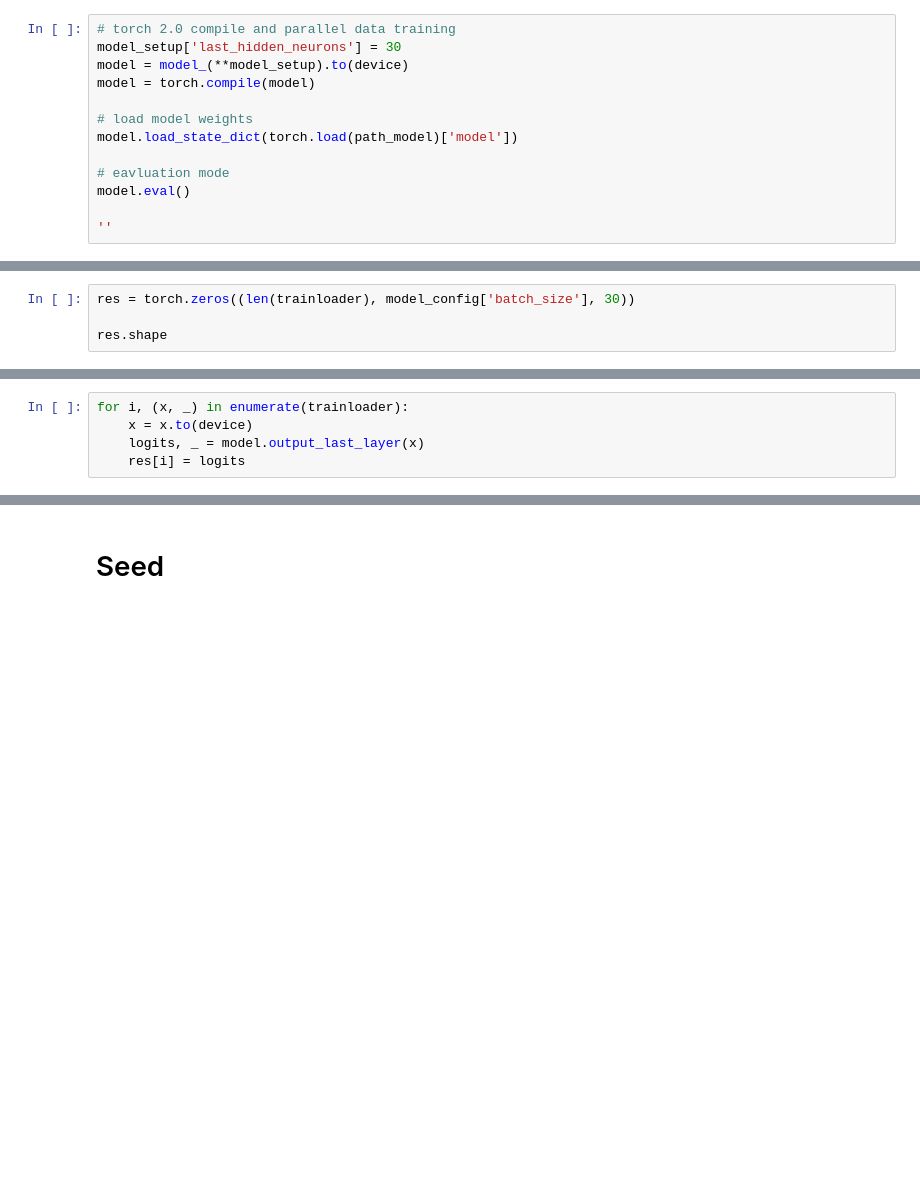
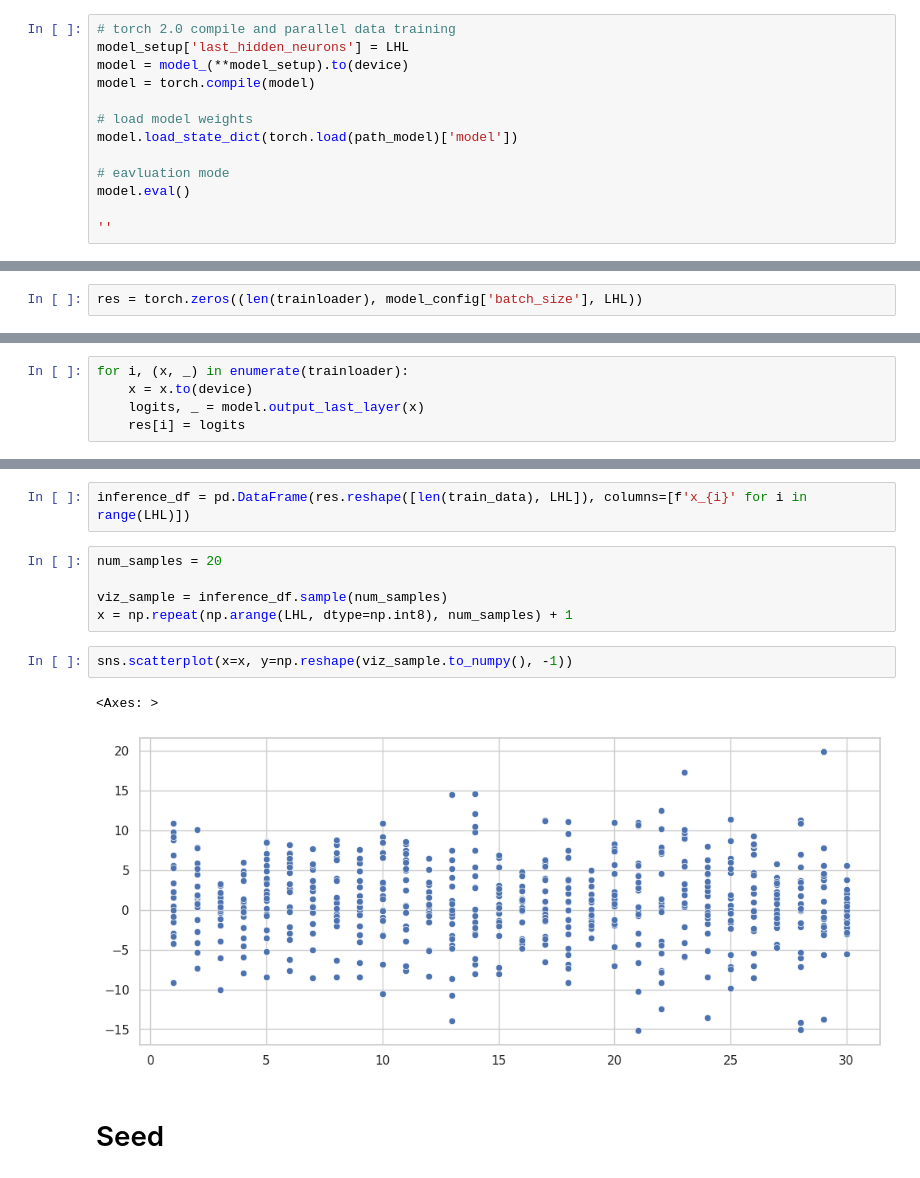
Before and after one commit to ahmadhatahet/runtime-monitoring, a Jupyter notebook: experiments/test-other-dataset.ipynb, the cells around one changed output, grey strips where cells are left out. Cells and saved outputs as stored; diff of their text form; blank space fills up the shorter version.

Commit message:
finish inference

```diff
--- a/experiments/test-other-dataset.ipynb
+++ b/experiments/test-other-dataset.ipynb
@@ -124,7 +125,7 @@ show_images_loader(trainloader, feature_names=feature_names)
 [figure]
 # %%
 # torch 2.0 compile and parallel data training
-model_setup['last_hidden_neurons'] = 30
+model_setup['last_hidden_neurons'] = LHL
 model = model_(**model_setup).to(device)
 model = torch.compile(model)
 
@@ -140,7 +141,5 @@ model.eval()
 # %%
 assert (len(trainloader) * model_config['batch_size']) == len(train_data)
 # %%
-res = torch.zeros((len(trainloader), model_config['batch_size'], 30))
-
-res.shape
+res = torch.zeros((len(trainloader), model_config['batch_size'], LHL))
 # %% [output]
@@ -159,5 +154,17 @@ for i, (x, _) in enumerate(trainloader):
 # %% [output]
 tensor(True)
+# %%
+inference_df = pd.DataFrame(res.reshape([len(train_data), LHL]), columns=[f'x_{i}' for i in range(LHL)])
+# %%
+num_samples = 20
+
+viz_sample = inference_df.sample(num_samples)
+x = np.repeat(np.arange(LHL, dtype=np.int8), num_samples) + 1
+# %%
+sns.scatterplot(x=x, y=np.reshape(viz_sample.to_numpy(), -1))
+# %% [output]
+<Axes: >
+[figure, added]
 # %% [markdown]
 # Seed
 # %%
```
Also changed, not shown: parts of 14 cells of this notebook.
